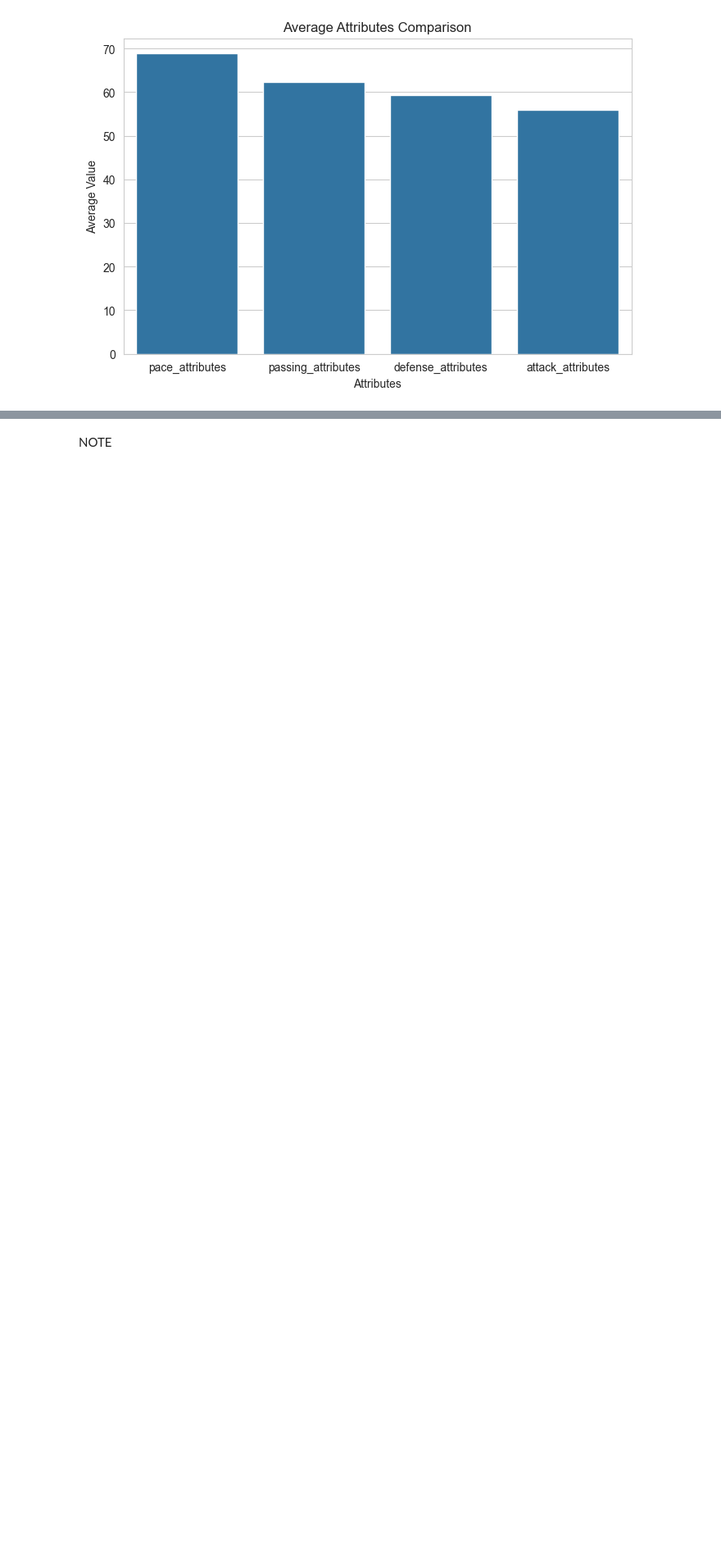
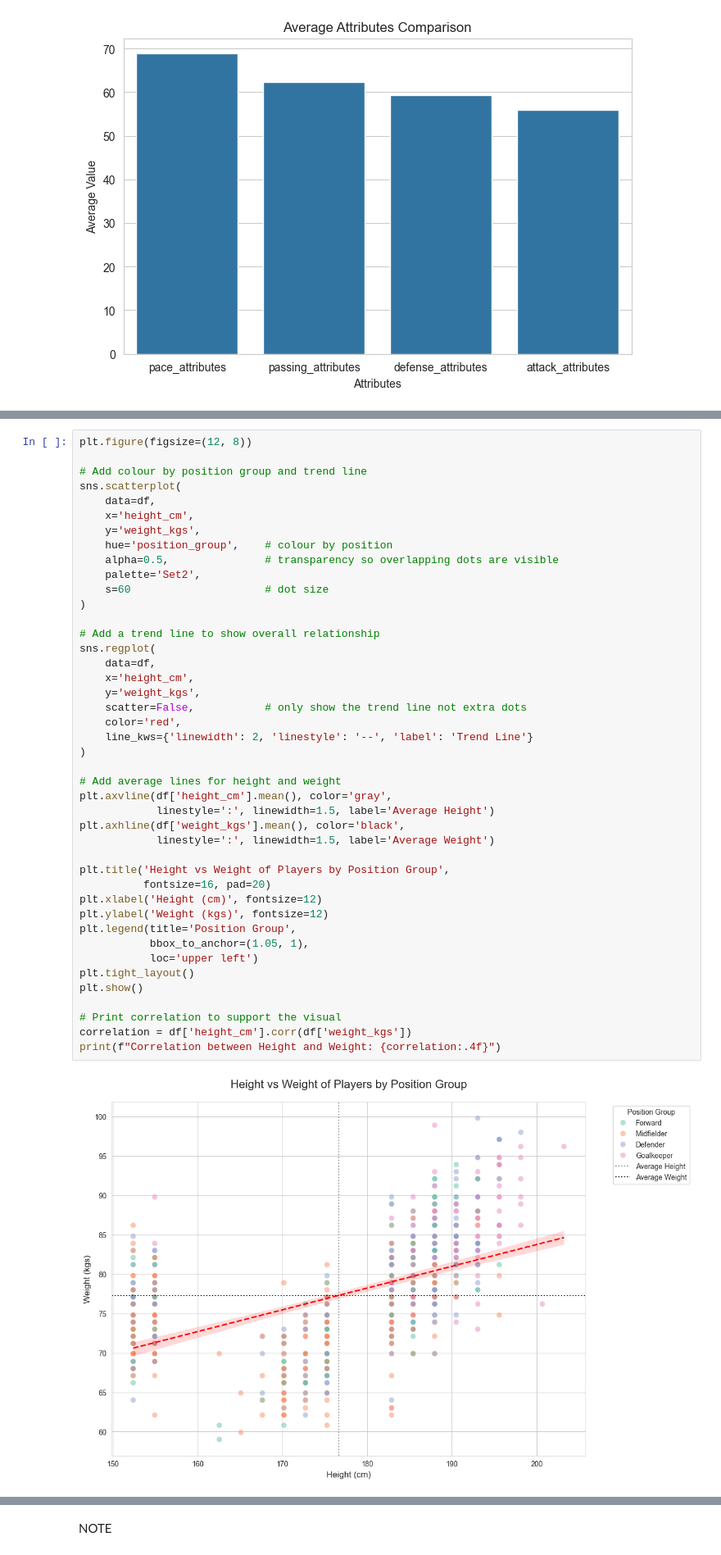
Before and after one commit to lehaanwar/football-players-data, a Jupyter notebook: jupyter_notebooks/Data Vis.ipynb, the cells around one changed output, grey strips where cells are left out. Shown at 82% size. Saved outputs shown, nothing was run; the diff lists cells and outputs as text; blank space fills up the shorter version.

```diff
--- a/jupyter_notebooks/Data Vis.ipynb
+++ b/jupyter_notebooks/Data Vis.ipynb
@@ -362,0 +424,45 @@ plt.show()
+# %%
+plt.figure(figsize=(12, 8))
+
+# Add colour by position group and trend line
+sns.scatterplot(
+    data=df,
+    x='height_cm',
+    y='weight_kgs',
+    hue='position_group',    # colour by position
+    alpha=0.5,               # transparency so overlapping dots are visible
+    palette='Set2',
+    s=60                     # dot size
+)
+
+# Add a trend line to show overall relationship
+sns.regplot(
+    data=df,
+    x='height_cm',
+    y='weight_kgs',
+    scatter=False,           # only show the trend line not extra dots
+    color='red',
+    line_kws={'linewidth': 2, 'linestyle': '--', 'label': 'Trend Line'}
+)
+
+# Add average lines for height and weight
+plt.axvline(df['height_cm'].mean(), color='gray',
+            linestyle=':', linewidth=1.5, label='Average Height')
+plt.axhline(df['weight_kgs'].mean(), color='black',
+            linestyle=':', linewidth=1.5, label='Average Weight')
+
+plt.title('Height vs Weight of Players by Position Group',
+          fontsize=16, pad=20)
+plt.xlabel('Height (cm)', fontsize=12)
+plt.ylabel('Weight (kgs)', fontsize=12)
+plt.legend(title='Position Group',
+           bbox_to_anchor=(1.05, 1),
+           loc='upper left')
+plt.tight_layout()
+plt.show()
+
+# Print correlation to support the visual
+correlation = df['height_cm'].corr(df['weight_kgs'])
+print(f"Correlation between Height and Weight: {correlation:.4f}")
+# %% [output]
+[figure, added]
```
Also changed, not shown: parts of 22 cells of this notebook.
